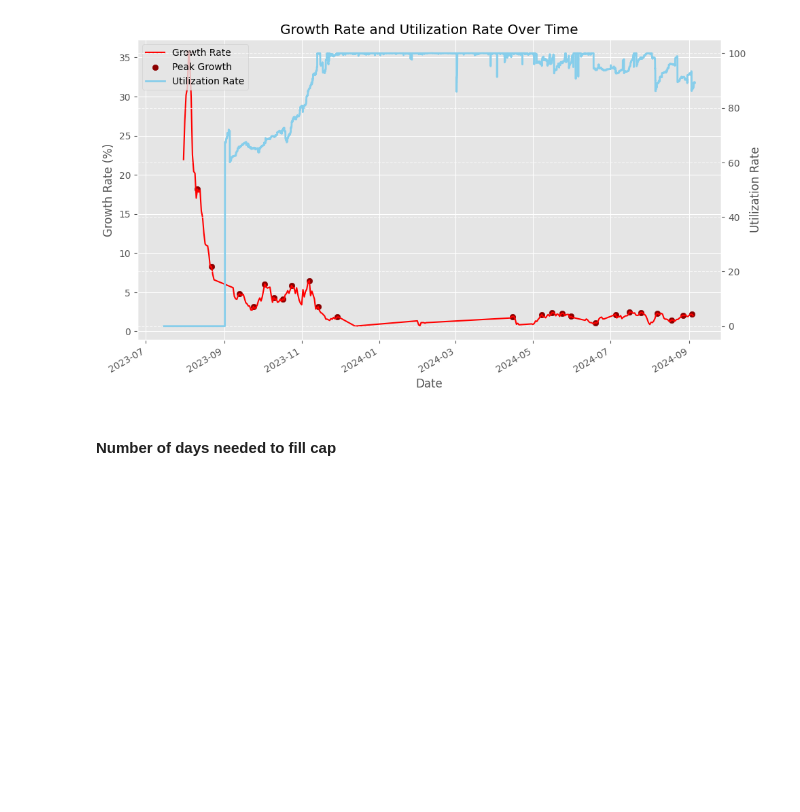
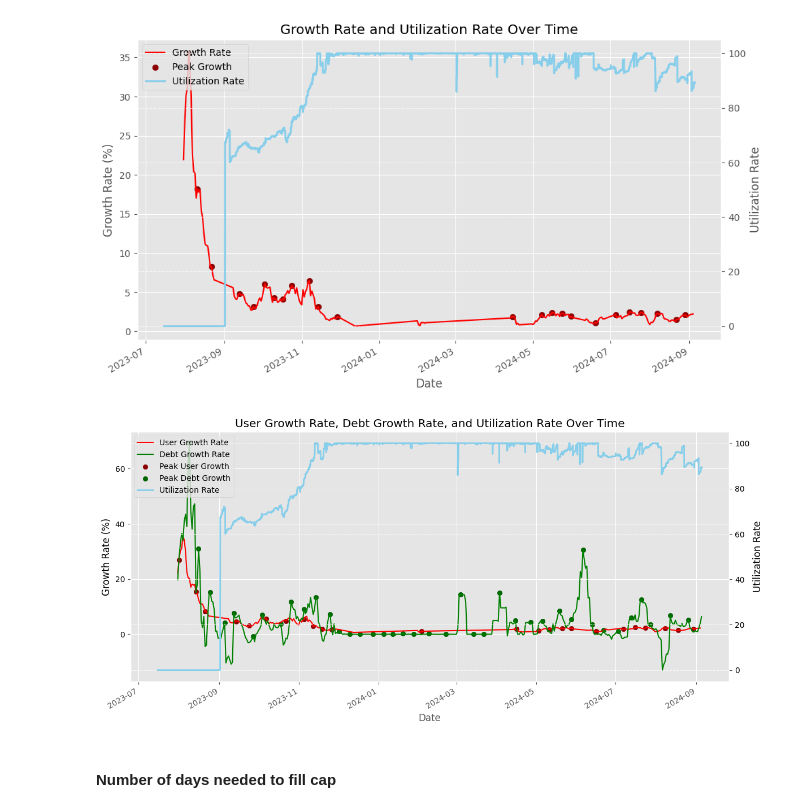
Before and after one commit to benber86/gho_users, a Jupyter notebook: New Users.ipynb, the cells around one changed output. Drawn from its saved outputs; the diff is of its cells as text; code cells hidden in the pictures; blank space fills up the shorter version.

```diff
--- a/New Users.ipynb
+++ b/New Users.ipynb
@@ -227,3 +246,59 @@ chart_data = {
 
 with open('growth_cap_chart_data.json', 'w') as f:
     json.dump(chart_data, f)
+# %%
+import pandas as pd
+import numpy as np
+from scipy.signal import find_peaks
+import matplotlib.pyplot as plt
+
+# Convert blockTimestamp to datetime
+debt_df['datetime'] = pd.to_datetime(debt_df['blockTimestamp'], unit='s')
+debt_df = debt_df.set_index('datetime')
+
+# Resample to daily frequency and calculate daily change
+debt_df_daily = debt_df.resample('D').last().reset_index()
+debt_df_daily['daily_change'] = debt_df_daily['totalVariableDebt'].diff()
+
+# Calculate growth rate for debt
+window_size = 7
+debt_df_daily['debt_growth_rate'] = debt_df_daily['totalVariableDebt'].rolling(window=window_size).apply(calculate_growth_rate)
+
+# Remove NaN values and first few entries
+debt_df_daily = debt_df_daily.dropna()[10:]
+
+# Find peaks in debt growth rate
+debt_peaks, _ = find_peaks(debt_df_daily['debt_growth_rate'], distance=window_size)
+
+# Plot all three metrics
+fig, ax1 = plt.subplots(figsize=(12, 6))
+
+color1 = 'red'
+color2 = 'green'
+color3 = 'skyblue'
+
+ax1.set_xlabel('Date')
+ax1.set_ylabel('Growth Rate (%)', color='black')
+ax1.plot(df_daily['timestamp'], df_daily['growth_rate'], color=color1, label='User Growth Rate')
+ax1.plot(debt_df_daily['datetime'], debt_df_daily['debt_growth_rate'], color=color2, label='Debt Growth Rate')
+ax1.scatter(df_daily.iloc[peaks]['timestamp'], df_daily.iloc[peaks]['growth_rate'], color='darkred', label='Peak User Growth')
+ax1.scatter(debt_df_daily.iloc[debt_peaks]['datetime'], debt_df_daily.iloc[debt_peaks]['debt_growth_rate'], color='darkgreen', label='Peak Debt Growth')
+ax1.tick_params(axis='y', labelcolor='black')
+
+ax2 = ax1.twinx()
+ax2.set_ylabel('Utilization Rate', color='black')
+ax2.plot(tx_df['datetime'], tx_df['utilization'], color=color3, linewidth=2, label='Utilization Rate')
+ax2.tick_params(axis='y', labelcolor='black')
+
+plt.title('User Growth Rate, Debt Growth Rate, and Utilization Rate Over Time')
+fig.tight_layout()
+
+lines1, labels1 = ax1.get_legend_handles_labels()
+lines2, labels2 = ax2.get_legend_handles_labels()
+ax1.legend(lines1 + lines2, labels1 + labels2, loc='upper left')
+
+plt.grid(True, linestyle='--', alpha=0.7)
+plt.gcf().autofmt_xdate()
+plt.show()
+# %% [output]
+[figure, added]
```
Also changed, not shown: parts of 8 cells of this notebook.
